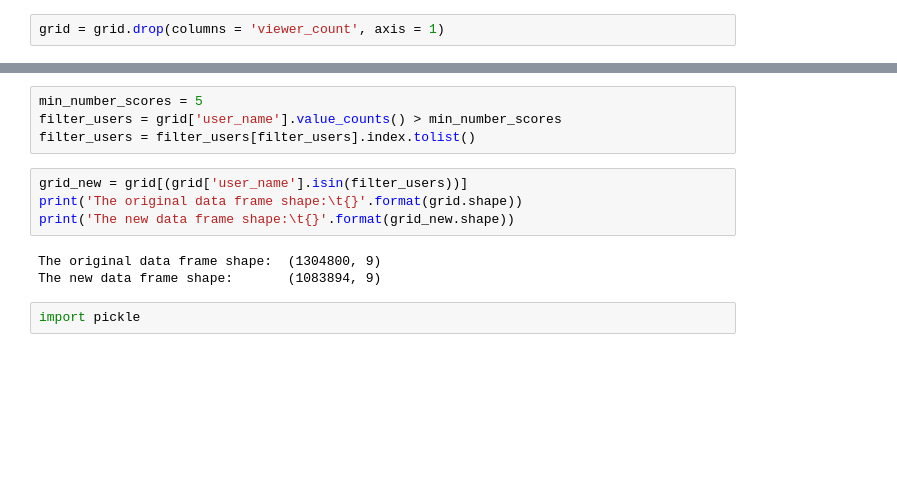
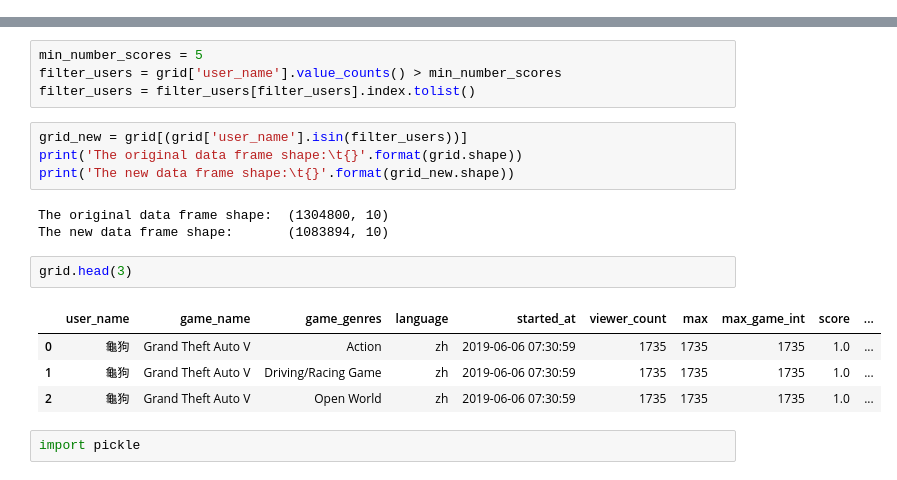
Before and after one commit to natashaborders-zz/Twitch_Streamers_Recommender, a Jupyter notebook: Recommender_For_Existing_Streamers/Surprise_Data_Transformation_Analysis.ipynb, the cells around one changed output, grey strips where cells are left out. Drawn from its saved outputs; the diff is of its cells as text; blank space fills up the shorter version.

```diff
--- a/Recommender_For_Existing_Streamers/Surprise_Data_Transformation_Analysis.ipynb
+++ b/Recommender_For_Existing_Streamers/Surprise_Data_Transformation_Analysis.ipynb
@@ -3,6 +4,4 @@ import pandas as pd
 # %%
 grid = pd.read_csv('./Data/full_game_user_grid.csv')
-# %%
-grid = grid.drop(columns = 'viewer_count', axis = 1)
 # %%
 grid = grid.dropna()
@@ -134,8 +87,15 @@ grid_new = grid[(grid['user_name'].isin(filter_users))]
 print('The original data frame shape:\t{}'.format(grid.shape))
 print('The new data frame shape:\t{}'.format(grid_new.shape))
 # %% [output]
-The original data frame shape:  (1304800, 9)
-The new data frame shape:       (1083894, 9)
+The original data frame shape:  (1304800, 10)
+The new data frame shape:       (1083894, 10)
+# %%
+grid.head(3)
+# %% [output]
+|  | user_name | game_name | game_genres | language | started_at | viewer_count | max | max_game_int | score | ... |
+| 0 | 龜狗 | Grand Theft Auto V | Action | zh | 2019-06-06 07:30:59 | 1735 | 1735 | 1735 | 1.0 | ... |
+| 1 | 龜狗 | Grand Theft Auto V | Driving/Racing Game | zh | 2019-06-06 07:30:59 | 1735 | 1735 | 1735 | 1.0 | ... |
+| 2 | 龜狗 | Grand Theft Auto V | Open World | zh | 2019-06-06 07:30:59 | 1735 | 1735 | 1735 | 1.0 | ... |
 # %%
 import pickle
 # %%
```
Also changed, not shown: parts of 44 cells of this notebook, 3 other files.
